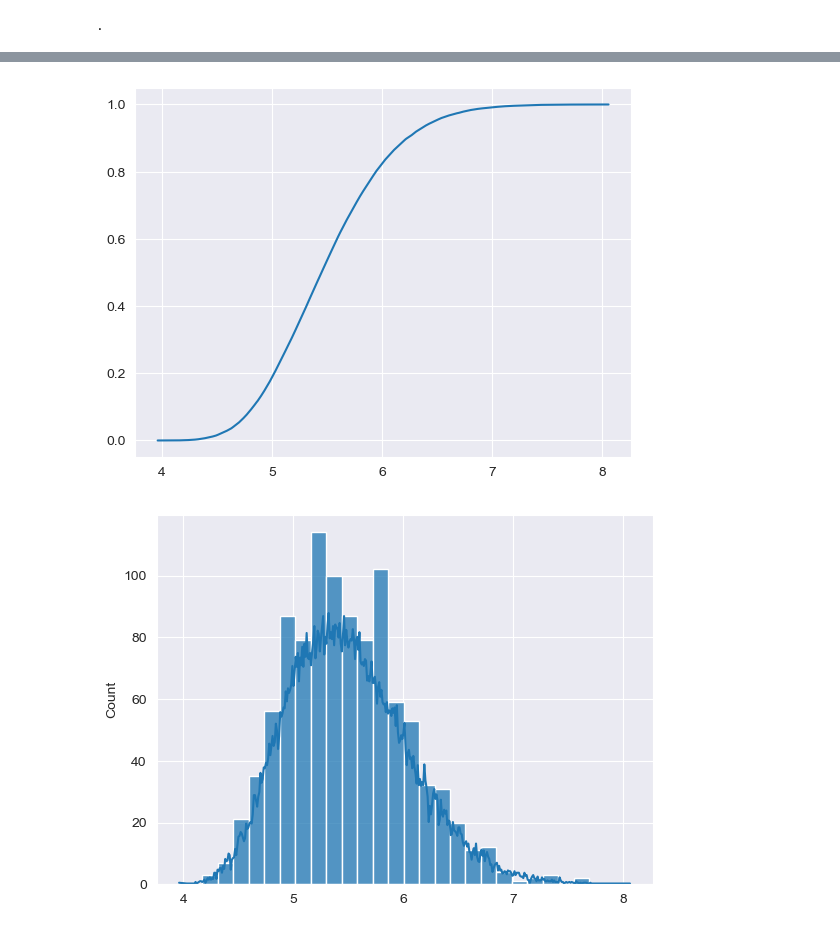
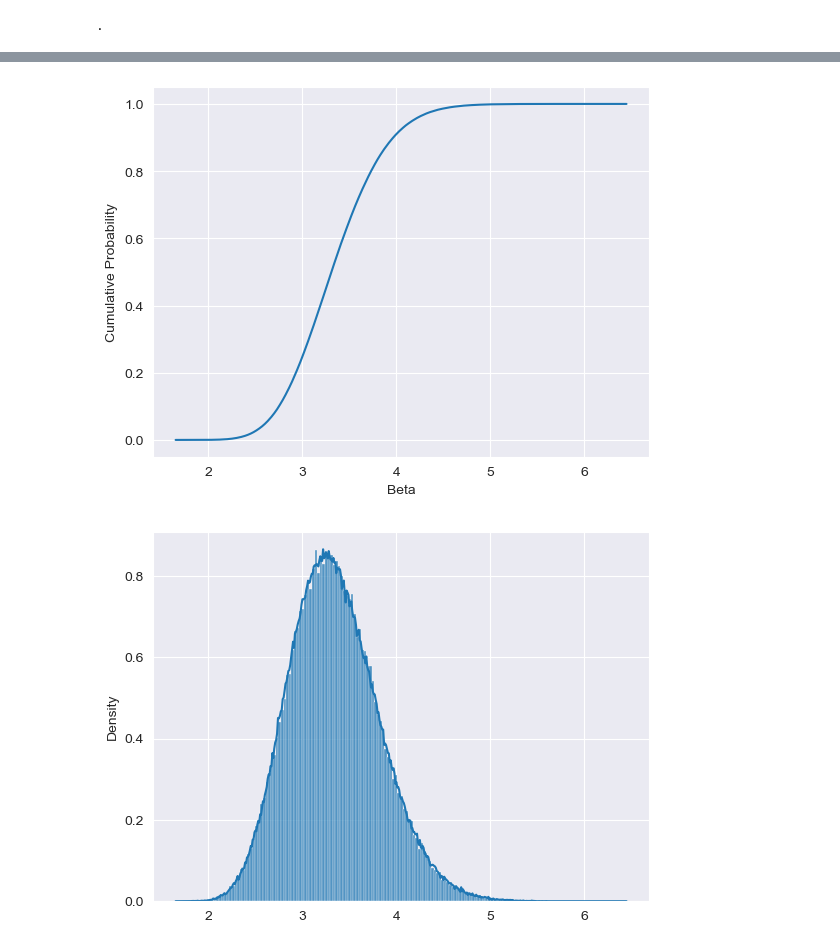
Before and after one commit to odb28/PII_PLS, a Jupyter notebook: Notebooks/Cluster_workflow/ABC_fitting_analysis.ipynb, the cells around one changed output, grey strips where cells are left out. Cells and saved outputs as stored; diff of their text form; code cells hidden in the pictures.

```diff
--- a/Notebooks/Cluster_workflow/ABC_fitting_analysis.ipynb
+++ b/Notebooks/Cluster_workflow/ABC_fitting_analysis.ipynb
@@ -8,8 +8,8 @@ from src.PLS.ABC import ABC_rejection
 from src.PLS.utils import threshold_scheduler
 from src.PLS.utils import beta_sampler
 # %%
-Typ = ["simple","simple_I0","meta"][2]
-siz = ["10","100","1000"][2]
+Typ = ["simple","simple_I0","meta"][0]
+siz = ["10","100","1000"][1]
 reference = [5]
 # %%
 trajs = 1
@@ -156,18 +156,20 @@ for i in range(len(sample_cum.index)):
 #plot cumulative distro
 fig, ax0 = plt.subplots()
 ax0.plot(sample_cum.index,sample_cum["Cum_prob"])
+ax0.set_xlabel("Beta")
+ax0.set_ylabel("Cumulative Probability")
 fig.show()
 # %% [output]
-[figure, old version]
+[figure, new version]
 # %%
 rng = np.random.default_rng(1912)
-trial_sample = beta_sampler(np.array(sample_cum.index),np.array(sample_cum["Cum_prob"]),rng,1000)
+trial_sample = beta_sampler(np.array(sample_cum.index),np.array(sample_cum["Cum_prob"]),rng,100000)
 # %%
 np.savetxt(f"../../Data/R0_3/Sims_SIR/Sampled_distros/Distro_{Typ}_{siz}.csv",trial_sample,delimiter=",")
 # %%
 fig, ax0 = plt.subplots()
-sns.histplot(trial_sample,ax=ax0)
-ax0.plot(plot_bet_dis.index, spline(plot_bet_dis.index)*112)
+sns.histplot(trial_sample,ax=ax0,stat="density")
+ax0.plot(plot_bet_dis.index, spline(plot_bet_dis.index))
 fig.show()
 # %% [output]
-[figure, old version]
+[figure, new version]
```
Also changed, not shown: parts of 1 cell of this notebook, 7 other files.
